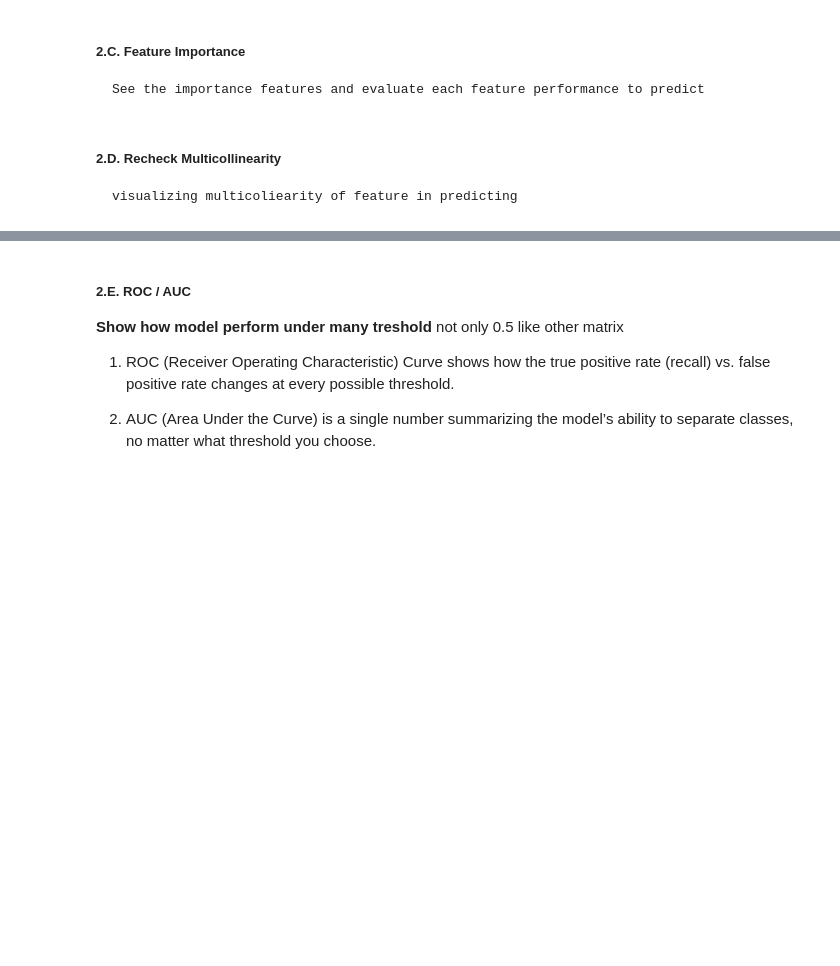
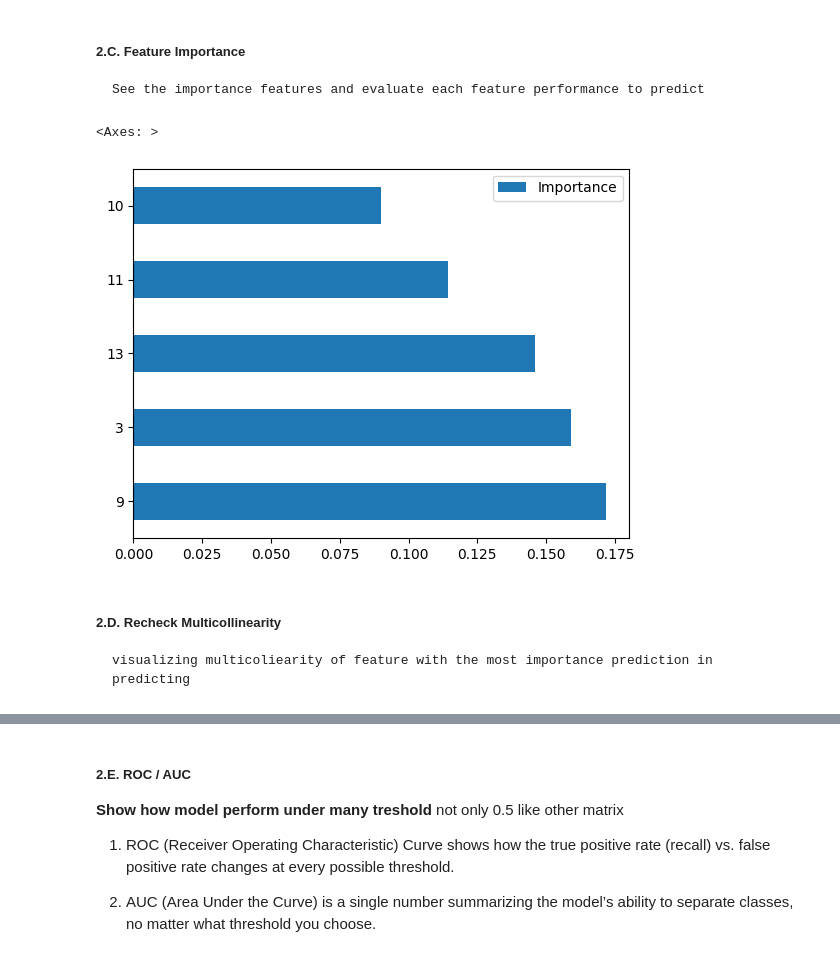
Before and after one commit to ridhoaryawann/ML-Project-8-Classification_EnsembleMethod-CreditCardFraudDetection, a Jupyter notebook: cc_fraud.ipynb, the cells around one changed output, grey strips where cells are left out. Saved outputs shown, nothing was run; the diff lists cells and outputs as text; code cells hidden in the pictures; blank space fills up the shorter version.

```diff
--- a/cc_fraud.ipynb
+++ b/cc_fraud.ipynb
@@ -240,6 +289,17 @@ Avg CV score for random forest : 0.9848135979171477 | [0.98470321 0.98644528 0.9
 # %% [markdown]
 ##### 2.C. Feature Importance
     See the importance features and evaluate each feature performance to predict
+# %%
+imp_rf = rf_model.named_steps['rf'].feature_importances_
+imp_rf_df = pd.DataFrame({
+    'Feature' : X.columns,
+    'Importance' : imp_rf
+    }).sort_values('Importance',ascending=False)
+
+imp_rf_df.head(5).plot(kind='barh')
+# %% [output]
+<Axes: >
+[figure, added]
 # %% [markdown]
 ##### 2.D. Recheck Multicollinearity
-    visualizing multicoliearity of feature in predicting
+    visualizing multicoliearity of feature with the most importance prediction in predicting
```
Also changed, not shown: parts of 8 cells of this notebook.
